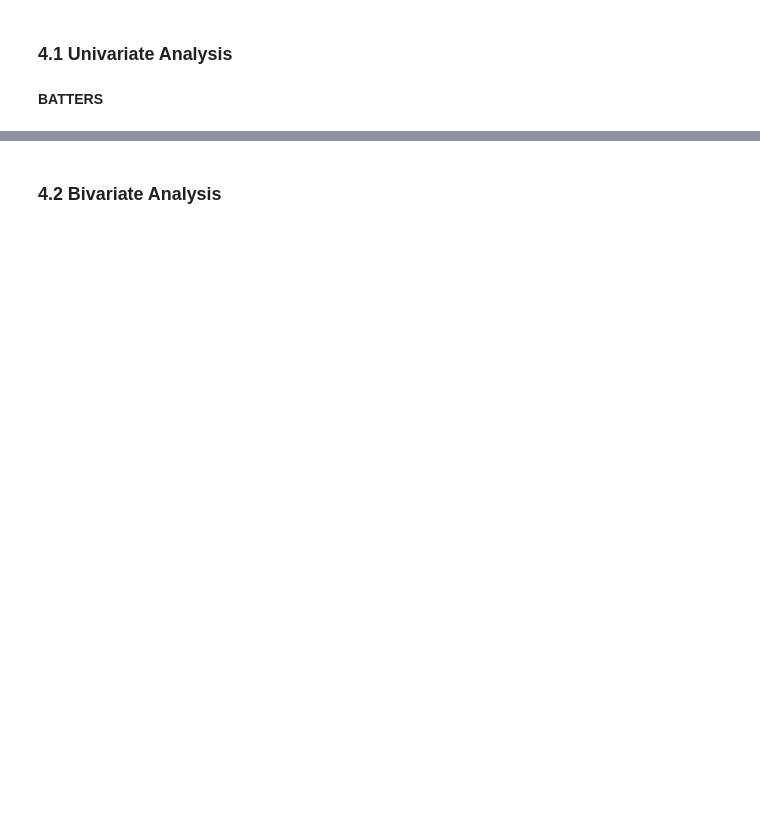
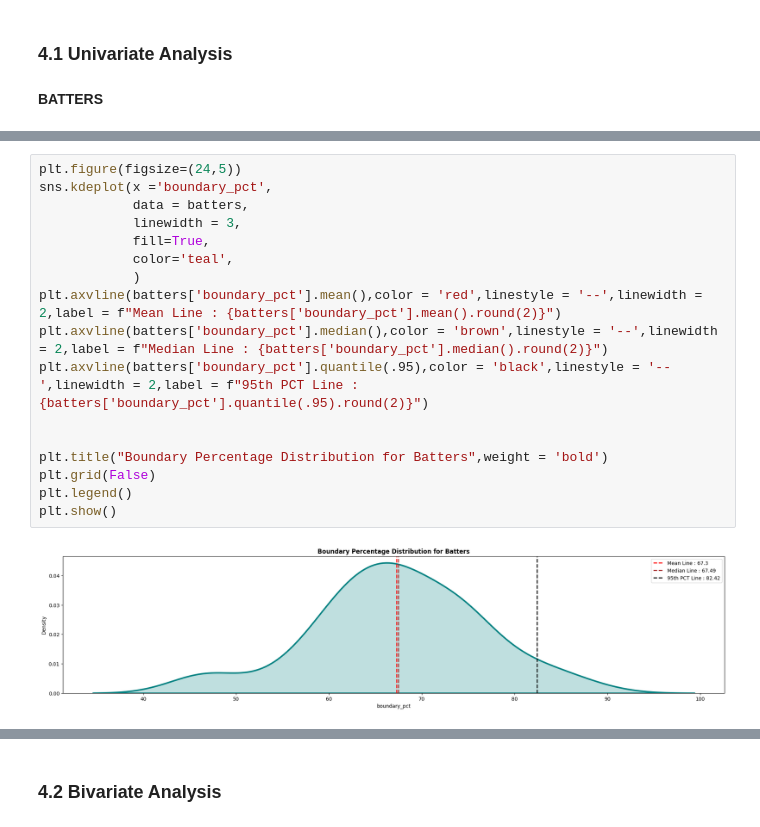
Before and after one commit to IamRaNo/InsightForge, a Jupyter notebook: Are Prices Justified - IPL 2026/_jupyter_notebooks/price_justification_analysis.ipynb, the cells around one changed output, grey strips where cells are left out. Drawn from its saved outputs; the diff is of its cells as text; blank space fills up the shorter version.

```diff
--- a/Are Prices Justified - IPL 2026/_jupyter_notebooks/price_justification_analysis.ipynb
+++ b/Are Prices Justified - IPL 2026/_jupyter_notebooks/price_justification_analysis.ipynb
@@ -117,0 +95,19 @@ plt.show()
+# %%
+plt.figure(figsize=(24,5))
+sns.kdeplot(x ='boundary_pct',
+            data = batters,
+            linewidth = 3,
+            fill=True,
+            color='teal',
+            )
+plt.axvline(batters['boundary_pct'].mean(),color = 'red',linestyle = '--',linewidth = 2,label = f"Mean Line : {batters['boundary_pct'].mean().round(2)}")
+plt.axvline(batters['boundary_pct'].median(),color = 'brown',linestyle = '--',linewidth = 2,label = f"Median Line : {batters['boundary_pct'].median().round(2)}")
+plt.axvline(batters['boundary_pct'].quantile(.95),color = 'black',linestyle = '--',linewidth = 2,label = f"95th PCT Line : {batters['boundary_pct'].quantile(.95).round(2)}")
+
+
+plt.title("Boundary Percentage Distribution for Batters",weight = 'bold')
+plt.grid(False)
+plt.legend()
+plt.show()
+# %% [output]
+[figure, added]
```
Also changed, not shown: parts of 19 cells of this notebook.
